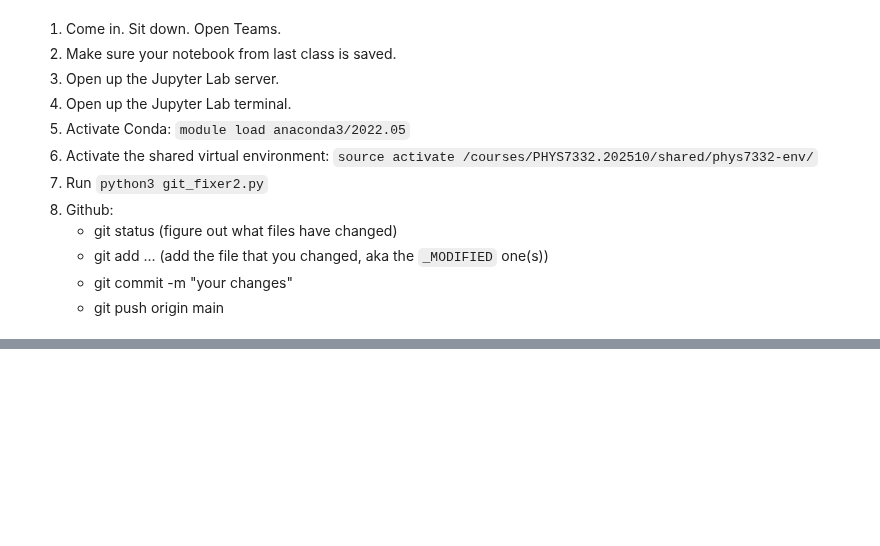
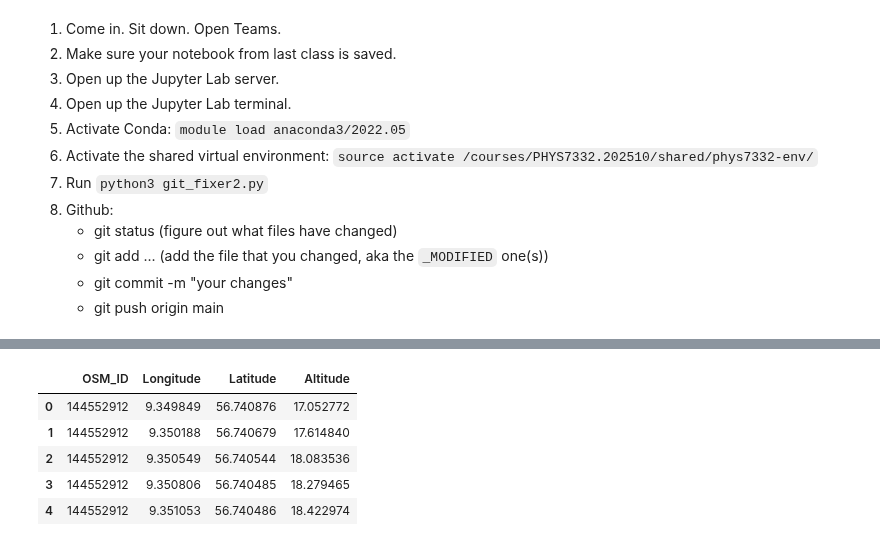
Before and after one commit to asmithh/network-science-data-book, a Jupyter notebook: class_14_machine_learning1.ipynb, the cells around one changed output, grey strips where cells are left out. Saved outputs shown, nothing was run; the diff lists cells and outputs as text; code cells hidden in the pictures; blank space fills up the shorter version.

```diff
--- a/class_14_machine_learning1.ipynb
+++ b/class_14_machine_learning1.ipynb
@@ -169,0 +33,17 @@ export_text(clf)
+# %%
+%matplotlib inline
+import pandas as pd
+import matplotlib.pyplot as plt
+
+plt.rcParams["figure.figsize"] = (10,10)
+df_roads = pd.read_csv('data/north_jutland_road_network.txt', sep=',', header=None)
+
+df_roads.columns=['OSM_ID', 'Longitude', 'Latitude', 'Altitude']
+df_roads.head(5)
+# %% [output]
+|  | OSM_ID | Longitude | Latitude | Altitude |
+| 0 | 144552912 | 9.349849 | 56.740876 | 17.052772 |
+| 1 | 144552912 | 9.350188 | 56.740679 | 17.614840 |
+| 2 | 144552912 | 9.350549 | 56.740544 | 18.083536 |
+| 3 | 144552912 | 9.350806 | 56.740485 | 18.279465 |
+| 4 | 144552912 | 9.351053 | 56.740486 | 18.422974 |
```
Also changed, not shown: parts of 22 cells of this notebook, 1 other file.
